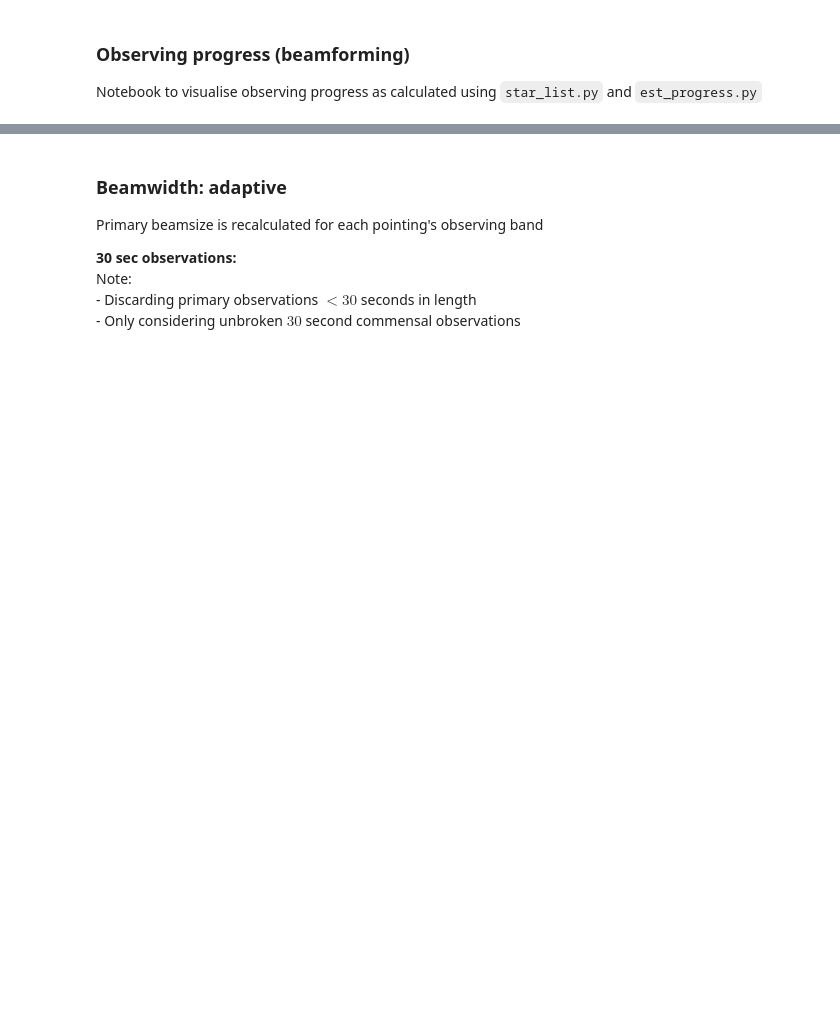
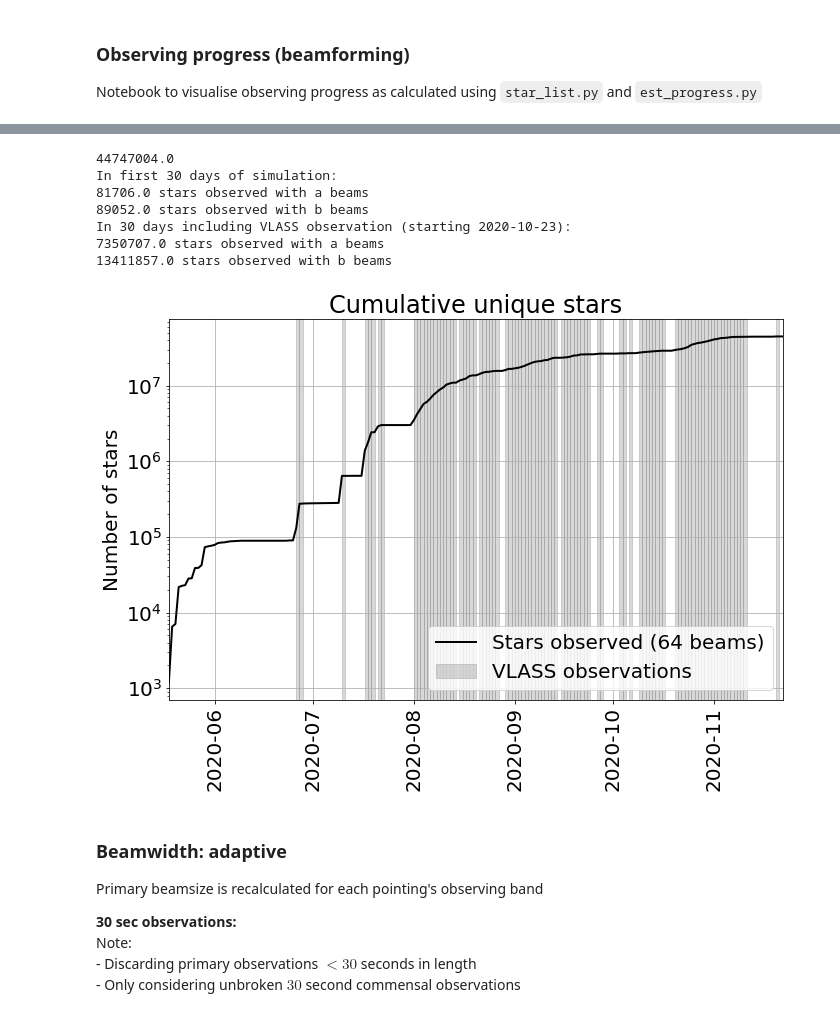
Before and after one commit to danielczech/observing-progress, a Jupyter notebook: observing-progress.ipynb, the cells around one changed output, grey strips where cells are left out. Cells and saved outputs as stored; diff of their text form; code cells hidden in the pictures; blank space fills up the shorter version.

```diff
--- a/observing-progress.ipynb
+++ b/observing-progress.ipynb
@@ -11,3 +31,54 @@ plt.rcParams.update({'font.size': 20})
+# %%
+# Plot observing progress by date:
+c_a = np.cumsum(progress_a[1])
+c_b = np.cumsum(progress_b[1])
+c_c = np.cumsum(progress_c[1])
+
+print(c_b[-1])
+
+print('In first 30 days of simulation: ')
+print('{} stars observed with a beams'.format(c_a[30]))
+print('{} stars observed with b beams'.format(c_b[30]))
+
+
+#print(progress_16_30[0].index(datetime.datetime(2020, 10, 23)))
+#print(progress_16_30[0].index(datetime))
+
+print('In 30 days including VLASS observation (starting 2020-10-23): ')
+print('{} stars observed with a beams'.format(c_a[188] - c_a[158]))
+print('{} stars observed with b beams'.format(c_b[188] - c_b[158]))
+#22459644.0
+
+fig = plt.figure(figsize = (11,7))
+plt.plot(progress_b[0], c_b, c = 'k', ls = '-',  lw = '2', label = 'Stars observed (64 beams)')
+#plt.plot(progress_a[0], c_a, c = 'b', lw = '2', ls = '--', label = '35 beams')
+#plt.plot(progress_c[0], c_c/1000000.0, c = 'k', ls = '-',  lw = '2', label = 'For VLASS section: (64 stars/pointing)\nElsewhere: 64 beams')
+
+#plt.plot(progress_64_30[0], c_64/1000.0, c = 'k',  lw = '2', label = '64 beams')
+#plt.plot(progress_128_30[0], c_128/1000.0, c = 'm', ls = '-.',  lw = '2', label = '128 beams')
+
+plt.title("Cumulative unique stars")
+plt.ylabel("Number of stars")
+plt.xticks(rotation = 90)
+plt.xlim([min(progress_16_30[0]), max(progress_16_30[0])])
+plt.axvspan(dates_sel[0], dates_sel[0] + datetime.timedelta(days = 1), alpha=0.3, color='grey', label = 'VLASS observations')
+for i in range(1, len(dates_sel)):
+    plt.axvspan(dates_sel[i], dates_sel[i] + datetime.timedelta(days = 1), alpha=0.3, color='grey')
+#plt.gca().set_ylim(bottom = 0)
+plt.legend(loc = 'lower right')
+plt.grid()
+plt.yscale('log')
+fig.savefig('progress_a_vlass.png', bbox_inches='tight', dpi=400, transparent = False, facecolor = 'white')
+plt.show()
+# %% [output]
+44747004.0
+In first 30 days of simulation:
+81706.0 stars observed with a beams
+89052.0 stars observed with b beams
+In 30 days including VLASS observation (starting 2020-10-23):
+7350707.0 stars observed with a beams
+13411857.0 stars observed with b beams
+[figure, added]
 # %% [markdown]
 ### Beamwidth: adaptive
 Primary beamsize is recalculated for each pointing's observing band
```
Also changed, not shown: parts of 7 cells of this notebook, 4 other files.
